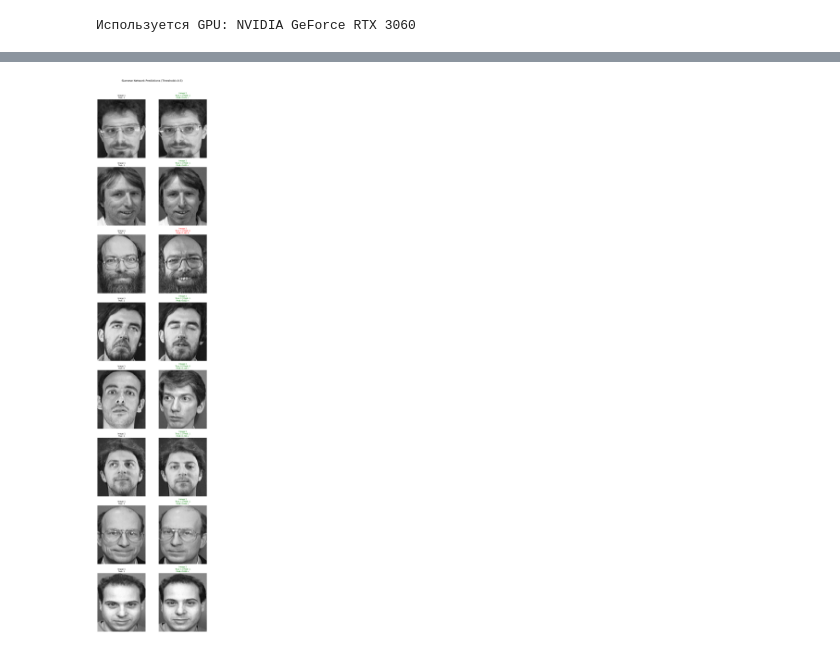
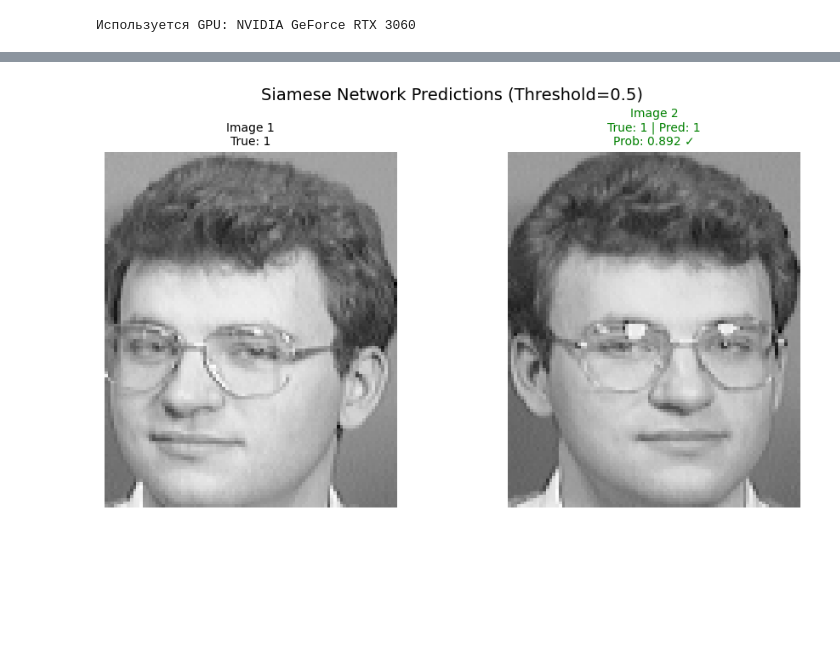
Before and after one commit to Suguru02/-, a Jupyter notebook: siamnet.ipynb, the cells around one changed output, grey strips where cells are left out. Drawn from its saved outputs; the diff is of its cells as text; code cells hidden in the pictures; blank space fills up the shorter version.

```diff
--- a/siamnet.ipynb
+++ b/siamnet.ipynb
@@ -99,16 +99,27 @@ class FaceDataset(Dataset):
 
 
 transform = transforms.Compose([
+    transforms.Grayscale(num_output_channels=1),
     transforms.ToTensor(),               # Превратить в тензор
 ])
 
-train_dataset = FaceDataset(root_dir='archive', transform=transform)
+train_transform = transforms.Compose([
+    transforms.Grayscale(num_output_channels=1),
+    transforms.RandomHorizontalFlip(p=0.5),      # ← Отражение
+    transforms.RandomRotation(10),                # ← Поворот ±10°
+    transforms.RandomAdjustSharpness(1.2),        # ← Чёткость
+    transforms.ToTensor(),
+    transforms.Normalize(mean=[0.5], std=[0.5]),  # ← Нормализация
+])
+
+train_dataset = FaceDataset(root_dir='archive', transform=train_transform)
 val_dataset = FaceDataset(root_dir='archive', transform=transform, pairs_count=2000, is_train=False)
-
+tsne_dataset = datasets.ImageFolder(root='archive', transform=transform)
 
 
 train_loader = DataLoader(dataset=train_dataset, batch_size=64, shuffle=True, pin_memory=True)
 val_loader = DataLoader(dataset=val_dataset, batch_size=64, shuffle=False, pin_memory=True)
+tsne_loader = DataLoader(dataset=tsne_dataset, batch_size=256, shuffle=False, pin_memory=True)
 # %%
 class SiamNetModel(nn.Module):
     def __init__(self):
@@ -116,19 +127,23 @@ class SiamNetModel(nn.Module):
 
         self.seq = nn.Sequential(
 
-            nn.Conv2d(in_channels=1, out_channels=16, kernel_size=3, padding=1),
+            nn.Conv2d(in_channels=1, out_channels=32, kernel_size=3, padding=1),
+            nn.BatchNorm2d(32),
             nn.ReLU(),
             nn.MaxPool2d(2),
 
 
-            nn.Conv2d(in_channels=16, out_channels=64, kernel_size=3, padding=1),
+            nn.Conv2d(in_channels=32, out_channels=64, kernel_size=3, padding=1),
+            nn.BatchNorm2d(64),
             nn.ReLU(),
             nn.MaxPool2d(2),
 
             nn.AdaptiveAvgPool2d(1),
 
             nn.Flatten(),
-            nn.Linear(64, 40)
+            nn.Linear(64, 128),
+            nn.BatchNorm1d(128),
+            nn.ReLU(),
 
         )
 
@@ -233,0 +265,6 @@ for _ in (pbar := tqdm(range(epochs))):
+# %%
+fig = plt.figure(figsize=(16, 12))
+
+plt.plot(valid_accs)
+plt.xlabel('Iterations')
+plt.ylabel('Accuracy')
@@ -314,6 +354,6 @@ def visualize_pairs(val_loader, model, device, num_pairs=8, threshold=0.5):
     plt.suptitle(f'Siamese Network Predictions (Threshold={threshold})', fontsize=14, y=1.02)
     plt.show()
 # %%
-visualize_pairs(val_loader=val_loader, model=model, device=device)
+visualize_pairs(val_loader=val_loader, model=model, device=device, num_pairs=1)
 # %% [output]
-[figure, old version]
+[figure, new version]
```
Also changed, not shown: parts of 12 cells of this notebook.
